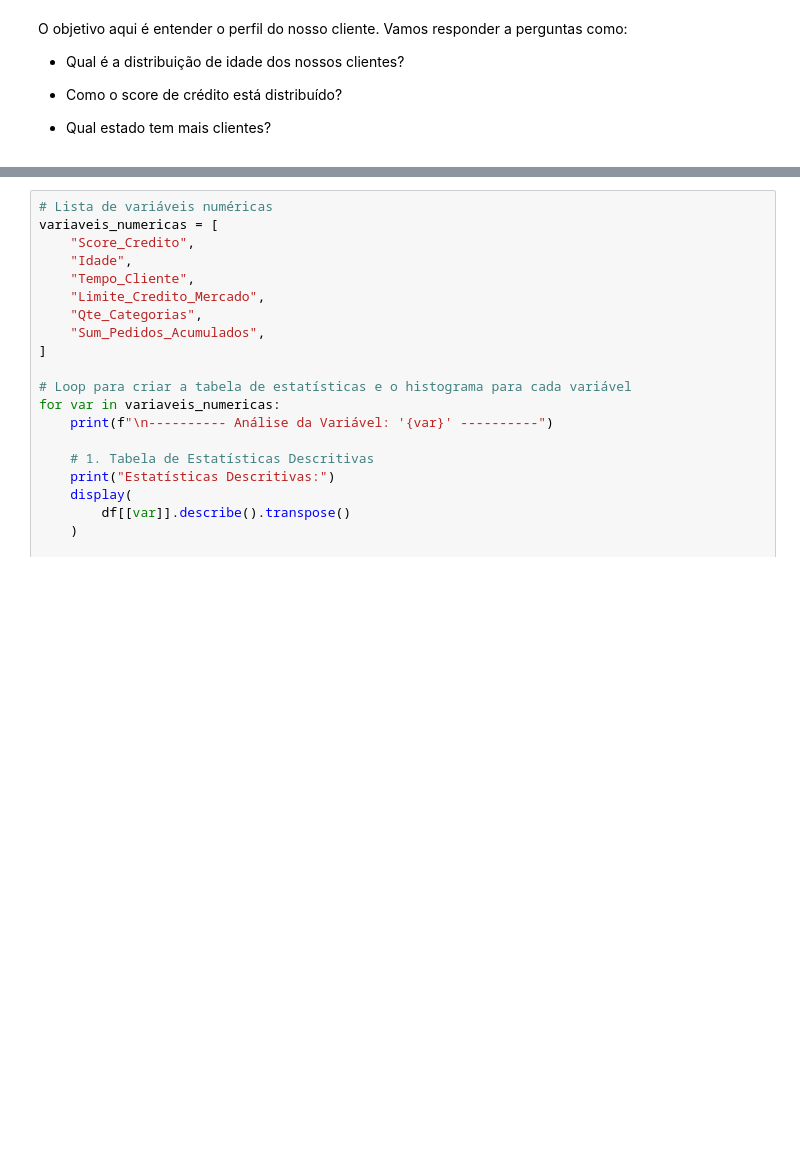
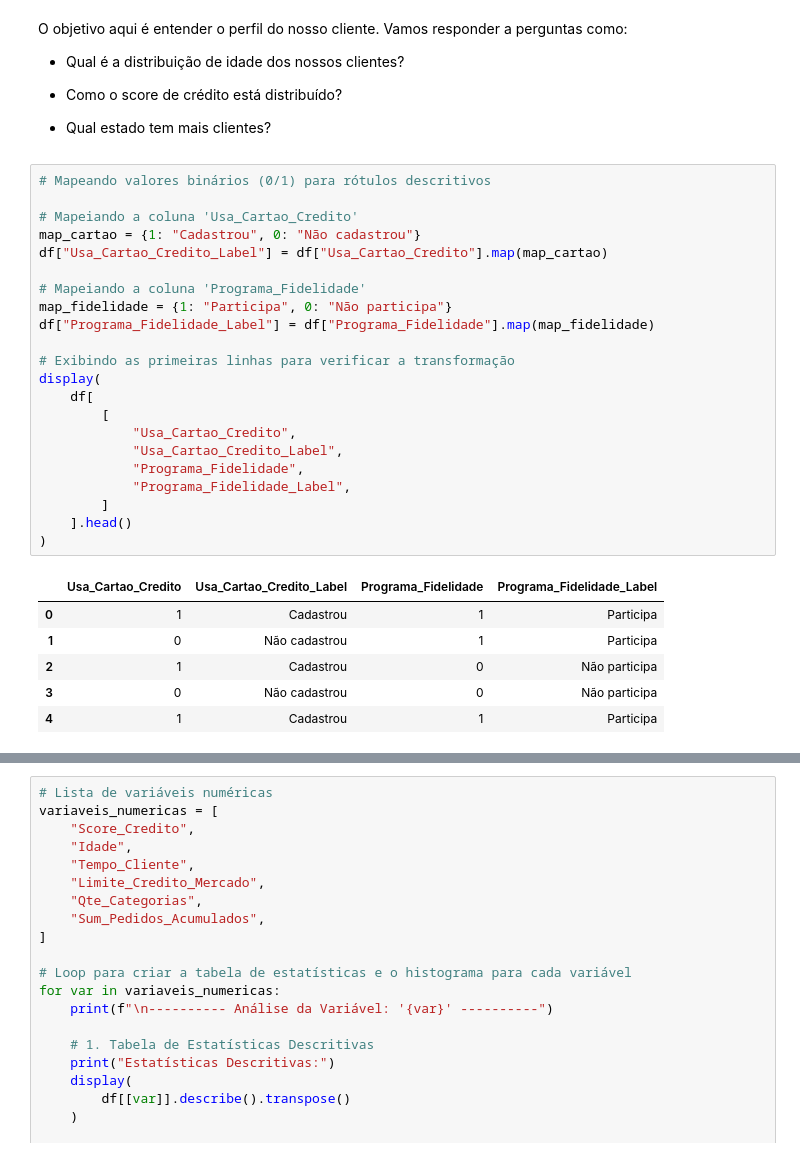
Before and after one commit to marcellsa/delivery-churn-analysis, a Jupyter notebook: notebooks/churn-analysis.ipynb, the cells around one changed output, grey strips where cells are left out. Saved outputs shown, nothing was run; the diff lists cells and outputs as text; blank space fills up the shorter version.

```diff
--- a/notebooks/churn-analysis.ipynb
+++ b/notebooks/churn-analysis.ipynb
@@ -156,6 +156,35 @@ O objetivo aqui é entender o perfil do nosso cliente. Vamos responder a pergunt
 - Como o score de crédito está distribuído?
 
 - Qual estado tem mais clientes?
+# %%
+# Mapeando valores binários (0/1) para rótulos descritivos
+
+# Mapeiando a coluna 'Usa_Cartao_Credito'
+map_cartao = {1: "Cadastrou", 0: "Não cadastrou"}
+df["Usa_Cartao_Credito_Label"] = df["Usa_Cartao_Credito"].map(map_cartao)
+
+# Mapeiando a coluna 'Programa_Fidelidade'
+map_fidelidade = {1: "Participa", 0: "Não participa"}
+df["Programa_Fidelidade_Label"] = df["Programa_Fidelidade"].map(map_fidelidade)
+
+# Exibindo as primeiras linhas para verificar a transformação
+display(
+    df[
+        [
+            "Usa_Cartao_Credito",
+            "Usa_Cartao_Credito_Label",
+            "Programa_Fidelidade",
+            "Programa_Fidelidade_Label",
+        ]
+    ].head()
+)
+# %% [output]
+|  | Usa_Cartao_Credito | Usa_Cartao_Credito_Label | Programa_Fidelidade | Programa_Fidelidade_Label |
+| 0 | 1 | Cadastrou | 1 | Participa |
+| 1 | 0 | Não cadastrou | 1 | Participa |
+| 2 | 1 | Cadastrou | 0 | Não participa |
+| 3 | 0 | Não cadastrou | 0 | Não participa |
+| 4 | 1 | Cadastrou | 1 | Participa |
 # %%
 # Lista das variáveis categóricas de interesse
 variaveis_categoricas = [
```
Also changed, not shown: parts of 3 cells of this notebook.
